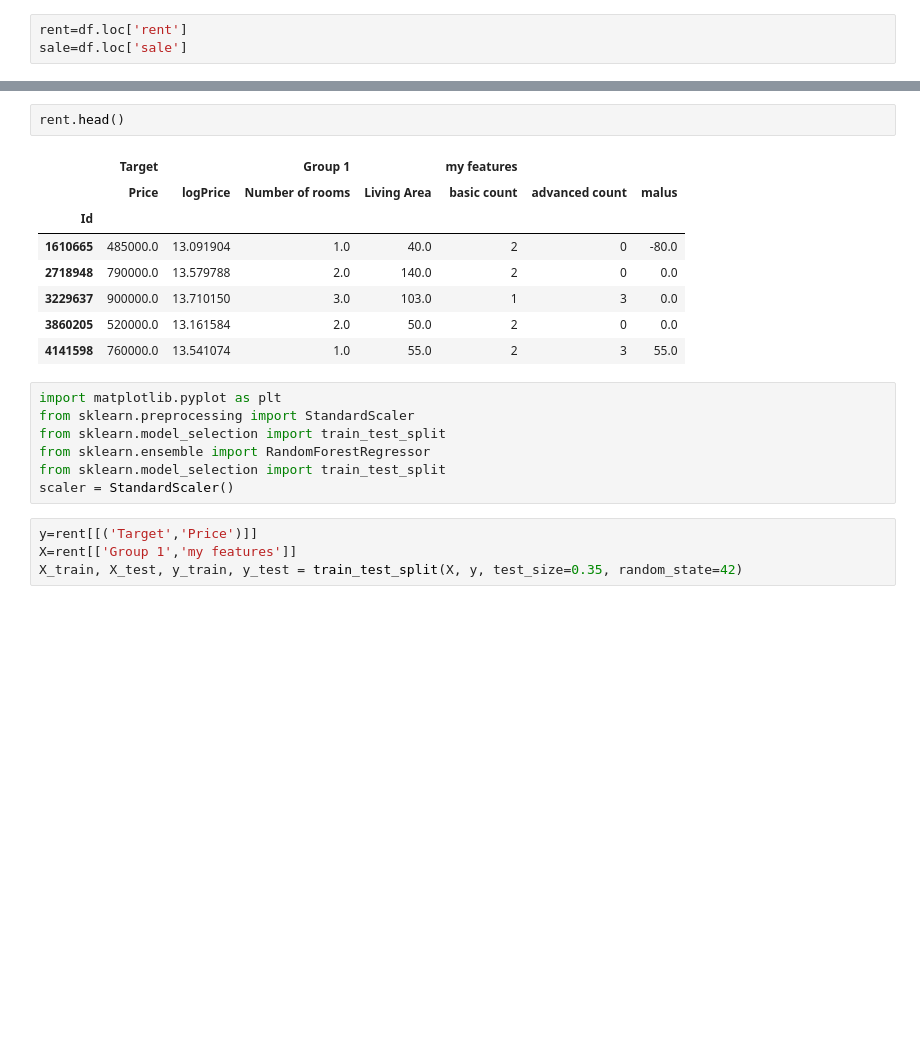
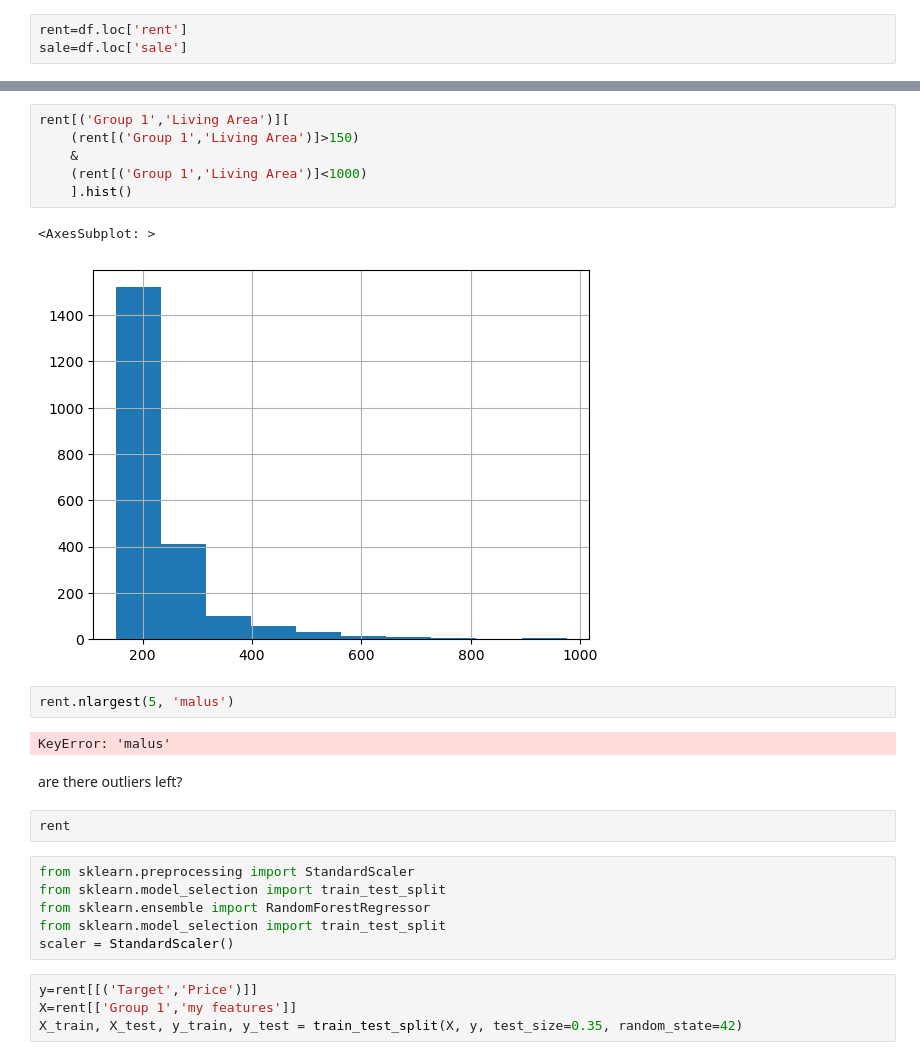
Before and after one commit to dimiphoton/BeCode-real-estate-ML-cookiecutter, a Jupyter notebook: src/ML experiments.ipynb, the cells around one changed output, grey strips where cells are left out. Cells and saved outputs as stored; diff of their text form; blank space fills up the shorter version.

```diff
--- a/src/ML experiments.ipynb
+++ b/src/ML experiments.ipynb
@@ -32,16 +126,21 @@ sale=df.loc['sale']
+# %%
+rent[('Group 1','Living Area')][
+    (rent[('Group 1','Living Area')]>150)
+    &
+    (rent[('Group 1','Living Area')]<1000)
+    ].hist()
+# %% [output]
+<AxesSubplot: >
+[figure, added]
+# %%
+rent.nlargest(5, 'malus')
+# %% [output]
+KeyError: 'malus'
+# %% [markdown]
+are there outliers left?
 # %%
-rent.head()
+rent
-# %% [output]
-|  | Target |  | Group 1 |  | my features |  |  |
-|  | Price | logPrice | Number of rooms | Living Area | basic count | advanced count | malus |
-| Id |  |  |  |  |  |  |  |
-| 1610665 | 485000.0 | 13.091904 | 1.0 | 40.0 | 2 | 0 | -80.0 |
-| 2718948 | 790000.0 | 13.579788 | 2.0 | 140.0 | 2 | 0 | 0.0 |
-| 3229637 | 900000.0 | 13.710150 | 3.0 | 103.0 | 1 | 3 | 0.0 |
-| 3860205 | 520000.0 | 13.161584 | 2.0 | 50.0 | 2 | 0 | 0.0 |
-| 4141598 | 760000.0 | 13.541074 | 1.0 | 55.0 | 2 | 3 | 55.0 |
 # %%
-import matplotlib.pyplot as plt
 from sklearn.preprocessing import StandardScaler
 from sklearn.model_selection import train_test_split
 from sklearn.ensemble import RandomForestRegressor
```
Also changed, not shown: parts of 10 cells of this notebook, 1 other file.
